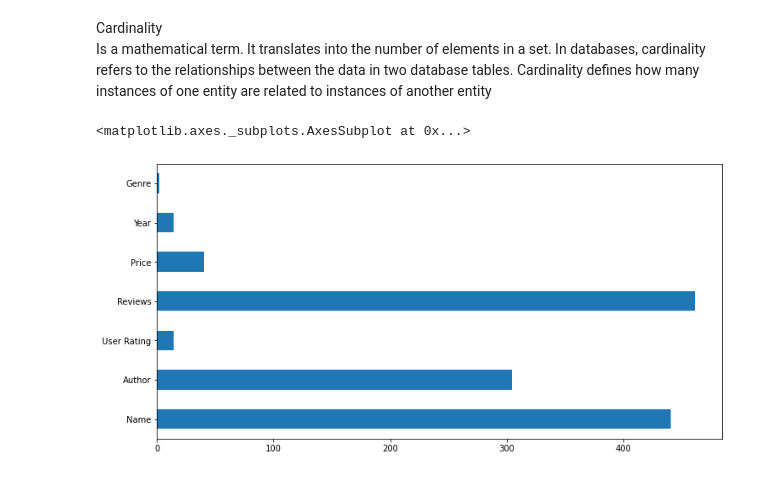
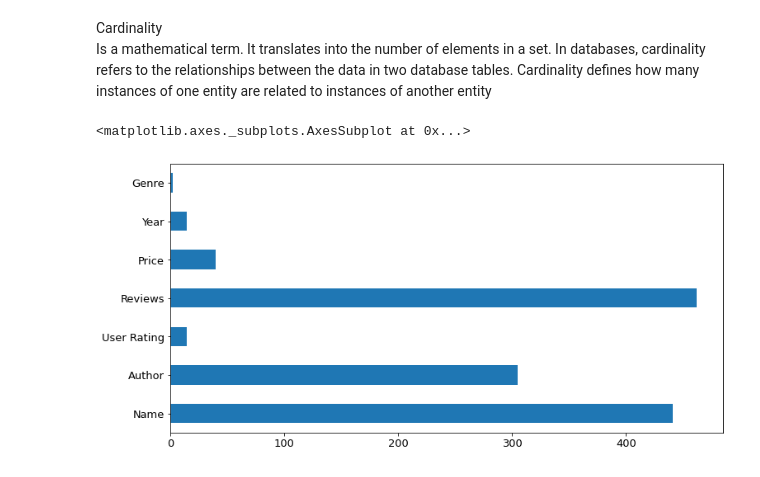
Before and after one commit to Pittella0/HomeWork, a Jupyter notebook: WK11HW2.ipynb, the cells around one changed output. Cells and saved outputs as stored; diff of their text form; code cells hidden in the pictures.

```diff
--- a/WK11HW2.ipynb
+++ b/WK11HW2.ipynb
@@ -89,7 +89,7 @@ Cardinality
 Is a mathematical term. It translates into the number of elements in a set. In databases, cardinality refers to the relationships between the data in two database tables. Cardinality defines how many instances of one entity are related to instances of another entity
 <br>
 # %%
-df.nunique().plot.barh(figsize=(12,6))
+df.nunique().plot.barh(figsize=(12,6),fontsize=13)
 # %% [output]
 <matplotlib.axes._subplots.AxesSubplot at 0x...>
-[figure, old version]
+[figure, new version]
```
Also changed, not shown: parts of 6 cells of this notebook.
